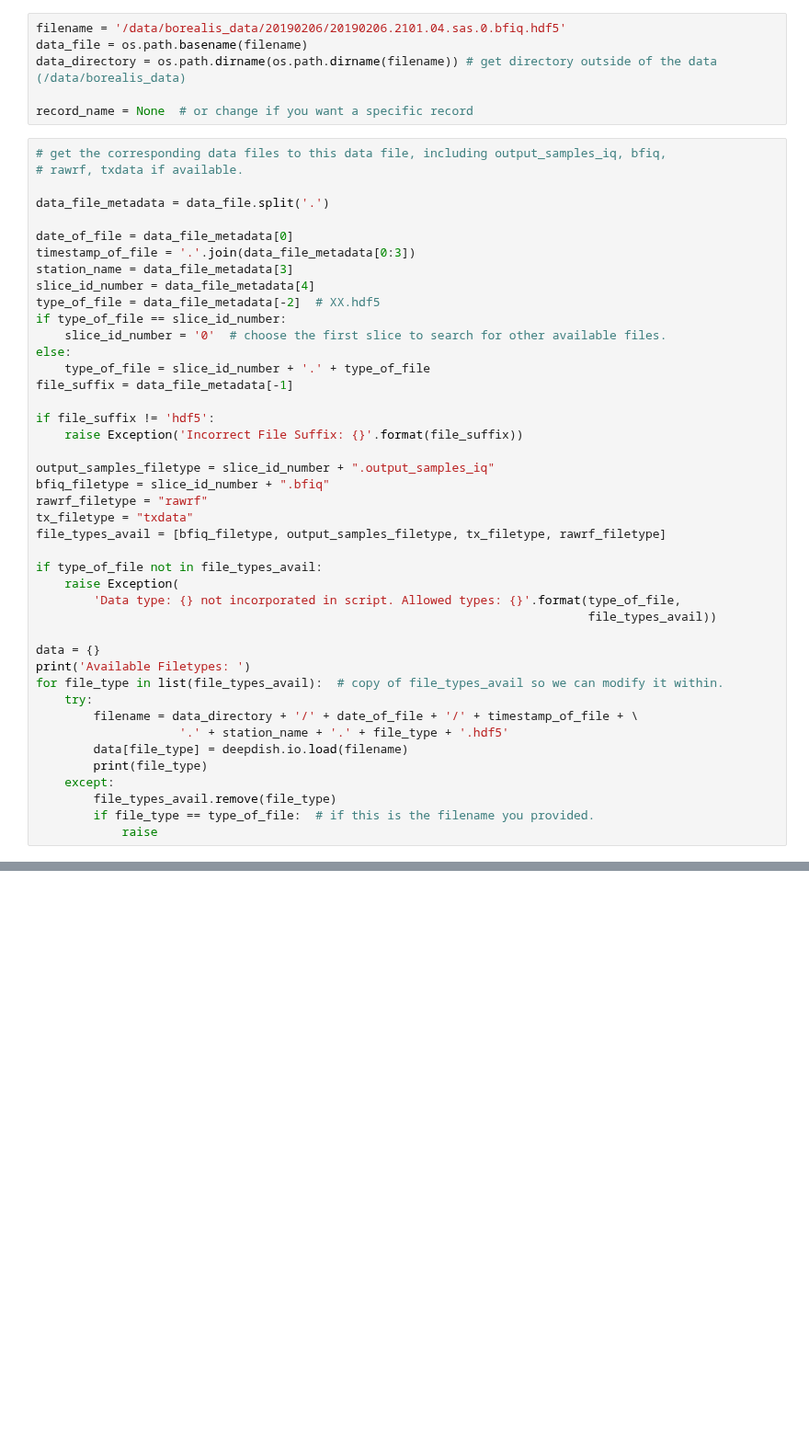
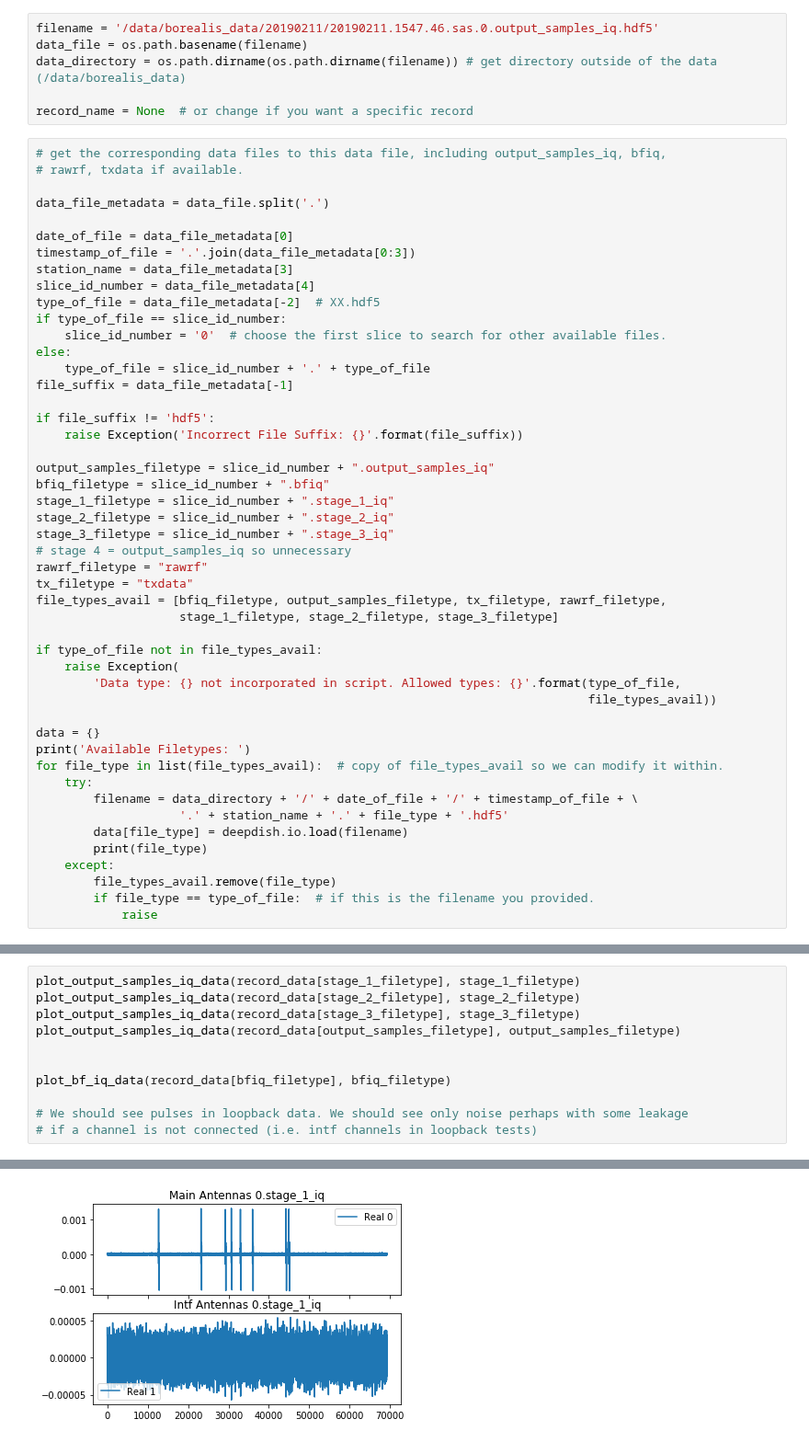
Before and after one commit to SuperDARNCanada/borealis, a Jupyter notebook: testing/borealis_tests/data_test_scripts/loopback-test.ipynb, the cells around one changed output, grey strips where cells are left out. Shown at 92% size. Drawn from its saved outputs; the diff is of its cells as text; blank space fills up the shorter version.

Commit message:
Testing updates and rearranging
To create utils packages and easy to use test functions

```diff
--- a/testing/borealis_tests/data_test_scripts/loopback-test.ipynb
+++ b/testing/borealis_tests/data_test_scripts/loopback-test.ipynb
@@ -30,7 +30,7 @@ from test_beamforming import plot_bf_iq_data
 The autoreload extension is already loaded. To reload it, use:
   %reload_ext autoreload
 # %%
-filename = '/data/borealis_data/20190206/20190206.2101.04.sas.0.bfiq.hdf5'
+filename = '/data/borealis_data/20190211/20190211.1547.46.sas.0.output_samples_iq.hdf5'
 data_file = os.path.basename(filename)
 data_directory = os.path.dirname(os.path.dirname(filename)) # get directory outside of the data (/data/borealis_data)
 
@@ -57,9 +57,14 @@ if file_suffix != 'hdf5':
 
 output_samples_filetype = slice_id_number + ".output_samples_iq"
 bfiq_filetype = slice_id_number + ".bfiq"
+stage_1_filetype = slice_id_number + ".stage_1_iq"
+stage_2_filetype = slice_id_number + ".stage_2_iq"
+stage_3_filetype = slice_id_number + ".stage_3_iq"
+# stage 4 = output_samples_iq so unnecessary
 rawrf_filetype = "rawrf"
 tx_filetype = "txdata"
-file_types_avail = [bfiq_filetype, output_samples_filetype, tx_filetype, rawrf_filetype]
+file_types_avail = [bfiq_filetype, output_samples_filetype, tx_filetype, rawrf_filetype,
+                    stage_1_filetype, stage_2_filetype, stage_3_filetype]
 
 if type_of_file not in file_types_avail:
     raise Exception(
@@ -186,0 +144,12 @@ Record Name Chosen: 1549486913436
+# %%
+plot_output_samples_iq_data(record_data[stage_1_filetype], stage_1_filetype)
+plot_output_samples_iq_data(record_data[stage_2_filetype], stage_2_filetype)
+plot_output_samples_iq_data(record_data[stage_3_filetype], stage_3_filetype)
+plot_output_samples_iq_data(record_data[output_samples_filetype], output_samples_filetype)
+
+
+plot_bf_iq_data(record_data[bfiq_filetype], bfiq_filetype)
+
+# We should see pulses in loopback data. We should see only noise perhaps with some leakage
+# if a channel is not connected (i.e. intf channels in loopback tests)
+# %% [output]
@@ -186,0 +158 @@ Record Name Chosen: 1549486913436
+[figure, added]
```
Also changed, not shown: parts of 12 cells of this notebook, 6 other files.
